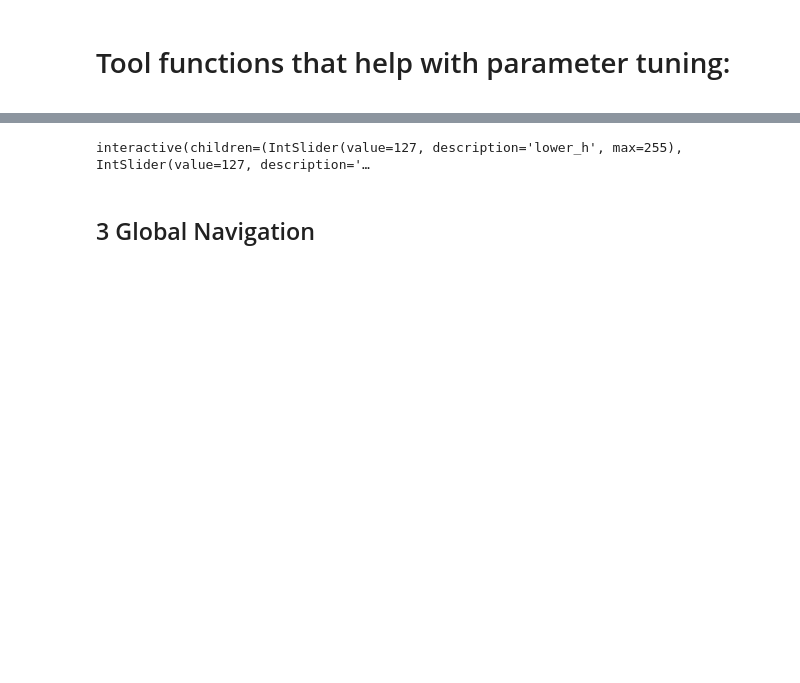
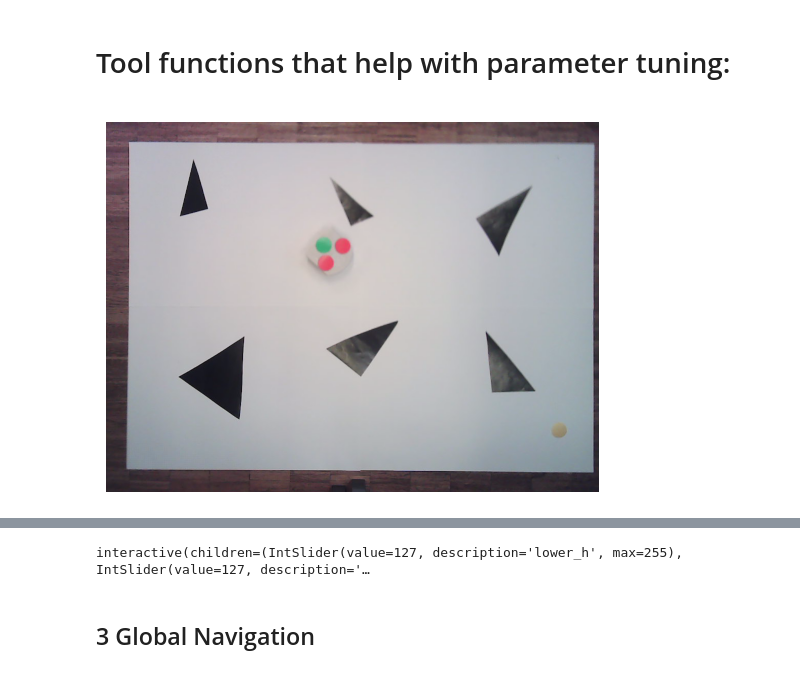
Before and after one commit to DidierNe/Mobile_Robotic_Thymio, a Jupyter notebook: Projet_Thymio.ipynb, the cells around one changed output, grey strips where cells are left out. Cells and saved outputs as stored; diff of their text form; code cells hidden in the pictures; blank space fills up the shorter version.

```diff
--- a/Projet_Thymio.ipynb
+++ b/Projet_Thymio.ipynb
@@ -69,21 +175,0 @@ def detect_color_circle(image, lower_color_bound, upper_color_bound):
-# %%
-# Load the image from the provided path
-image_path = 'WIN_20231119_11_31_09_Pro.jpg'
-image = cv2.imread(image_path)
-
-
-# Define color thresholds for red and green in HSV
-# Note: these thresholds may need to be adjusted for your specific image conditions
-lower_red = np.array([120, 70, 120])
-upper_red = np.array([255, 255, 255])
-lower_green = np.array([60, 120, 100])
-upper_green = np.array([100, 255, 255])
-lower_yellow = np.array([10, 40, 190])
-upper_yellow = np.array([47, 105, 255])
-
-# Detect red and green circles
-red_circles = detect_color_circle(image, lower_red, upper_red)
-green_circles = detect_color_circle(image, lower_green, upper_green)
-yellow_circles = detect_color_circle(image, lower_yellow, upper_yellow)
-
-red_circles, green_circles, yellow_circles
@@ -178,0 +558,16 @@ plt.show()
+# %%
+
+
+# Vérification si la frame a été capturée avec succès
+if ret:
+    # Conversion de l'image en RGB pour l'affichage avec Matplotlib
+    frame_rgb = cv2.cvtColor(initial_frame, cv2.COLOR_BGR2RGB)
+
+    # Affichage de l'image
+    plt.imshow(frame_rgb)
+    plt.axis('off')
+    plt.show()
+else:
+    print("Erreur lors de la capture de l'image.")
+# %% [output]
+[figure, added]
```
Also changed, not shown: parts of 40 cells of this notebook.
